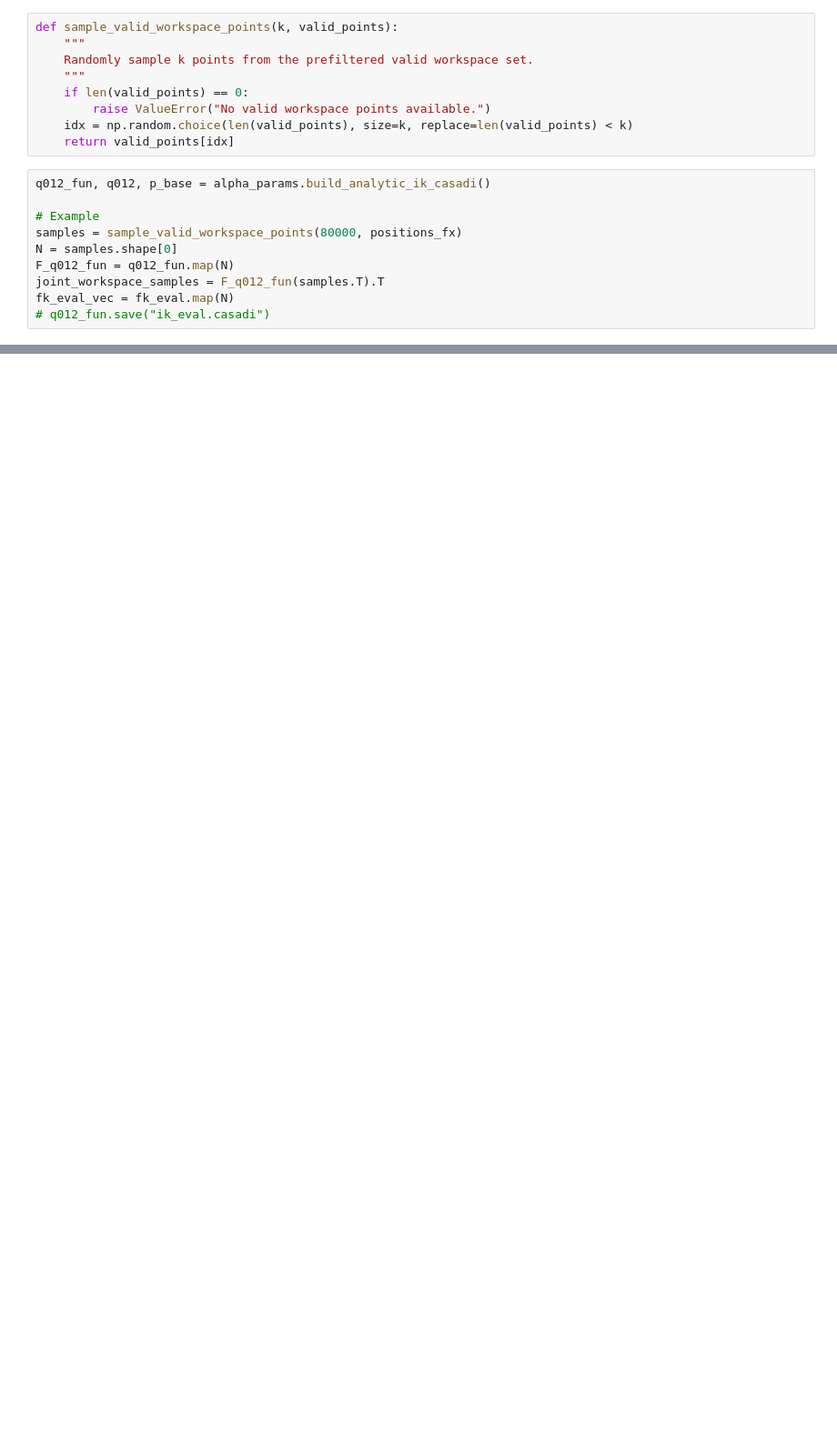
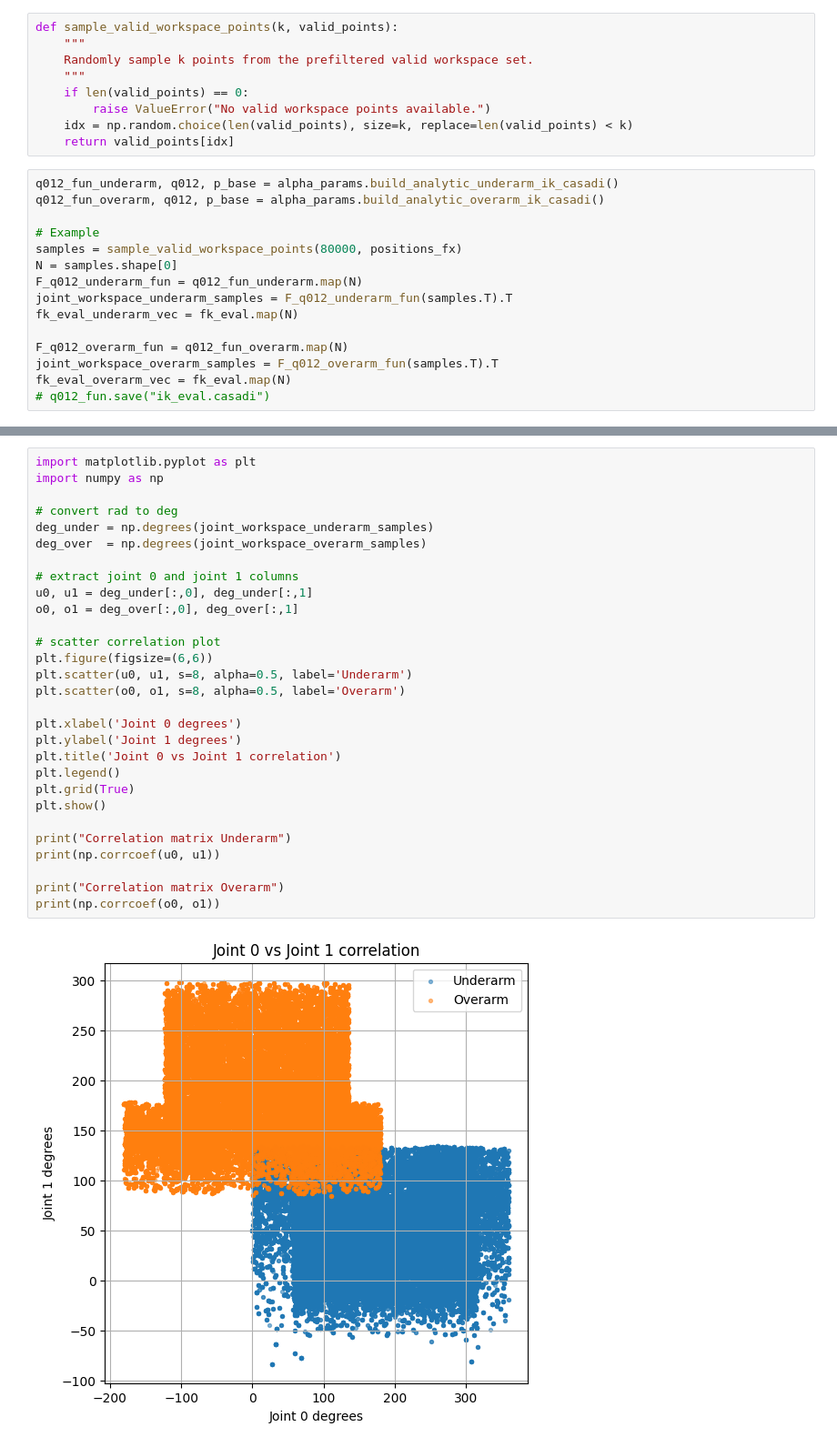
Before and after one commit to edxmorgan/floating-KinDyn, a Jupyter notebook: usage/robot_kinematics.ipynb, the cells around one changed output, grey strips where cells are left out. Shown at 91% size. Saved outputs shown, nothing was run; the diff lists cells and outputs as text; blank space fills up the shorter version.

Commit message:
sampling analytic solutions from opti

```diff
--- a/usage/robot_kinematics.ipynb
+++ b/usage/robot_kinematics.ipynb
@@ -299,13 +272,18 @@ def sample_valid_workspace_points(k, valid_points):
     idx = np.random.choice(len(valid_points), size=k, replace=len(valid_points) < k)
     return valid_points[idx]
 # %%
-q012_fun, q012, p_base = alpha_params.build_analytic_ik_casadi()
+q012_fun_underarm, q012, p_base = alpha_params.build_analytic_underarm_ik_casadi()
+q012_fun_overarm, q012, p_base = alpha_params.build_analytic_overarm_ik_casadi()
 
 # Example
 samples = sample_valid_workspace_points(80000, positions_fx)
 N = samples.shape[0]
-F_q012_fun = q012_fun.map(N)
-joint_workspace_samples = F_q012_fun(samples.T).T
-fk_eval_vec = fk_eval.map(N)
+F_q012_underarm_fun = q012_fun_underarm.map(N)
+joint_workspace_underarm_samples = F_q012_underarm_fun(samples.T).T
+fk_eval_underarm_vec = fk_eval.map(N)
+
+F_q012_overarm_fun = q012_fun_overarm.map(N)
+joint_workspace_overarm_samples = F_q012_overarm_fun(samples.T).T
+fk_eval_overarm_vec = fk_eval.map(N)
 # q012_fun.save("ik_eval.casadi")
 # %%
@@ -318,0 +329,31 @@ array([ 0.20947768,  0.1793155 , -0.03717907])
+# %%
+import matplotlib.pyplot as plt
+import numpy as np
+
+# convert rad to deg
+deg_under = np.degrees(joint_workspace_underarm_samples)
+deg_over  = np.degrees(joint_workspace_overarm_samples)
+
+# extract joint 0 and joint 1 columns
+u0, u1 = deg_under[:,0], deg_under[:,1]
+o0, o1 = deg_over[:,0], deg_over[:,1]
+
+# scatter correlation plot
+plt.figure(figsize=(6,6))
+plt.scatter(u0, u1, s=8, alpha=0.5, label='Underarm')
+plt.scatter(o0, o1, s=8, alpha=0.5, label='Overarm')
+
+plt.xlabel('Joint 0 degrees')
+plt.ylabel('Joint 1 degrees')
+plt.title('Joint 0 vs Joint 1 correlation')
+plt.legend()
+plt.grid(True)
+plt.show()
+
+print("Correlation matrix Underarm")
+print(np.corrcoef(u0, u1))
+
+print("Correlation matrix Overarm")
+print(np.corrcoef(o0, o1))
+# %% [output]
+[figure, added]
```
Also changed, not shown: parts of 7 cells of this notebook, 2 other files.
